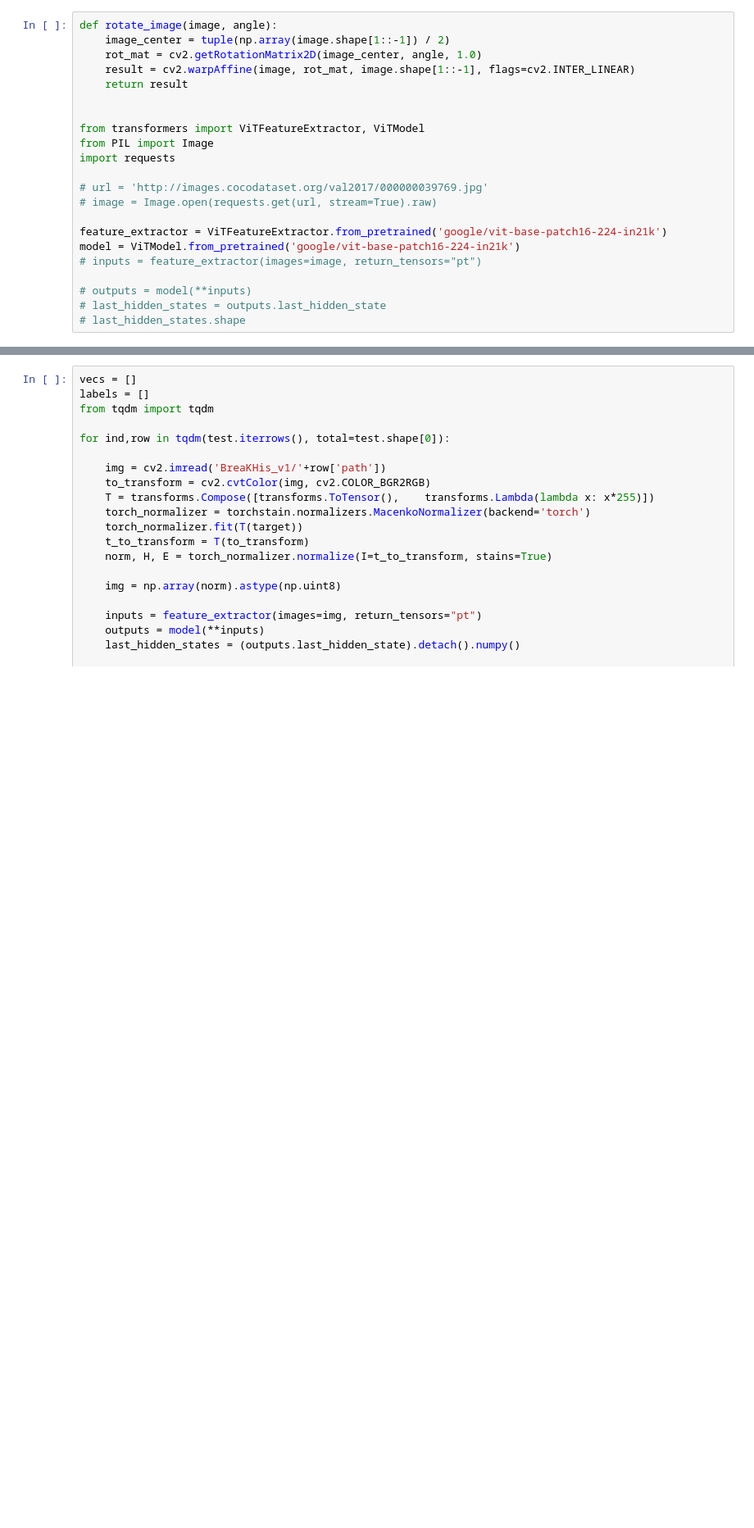
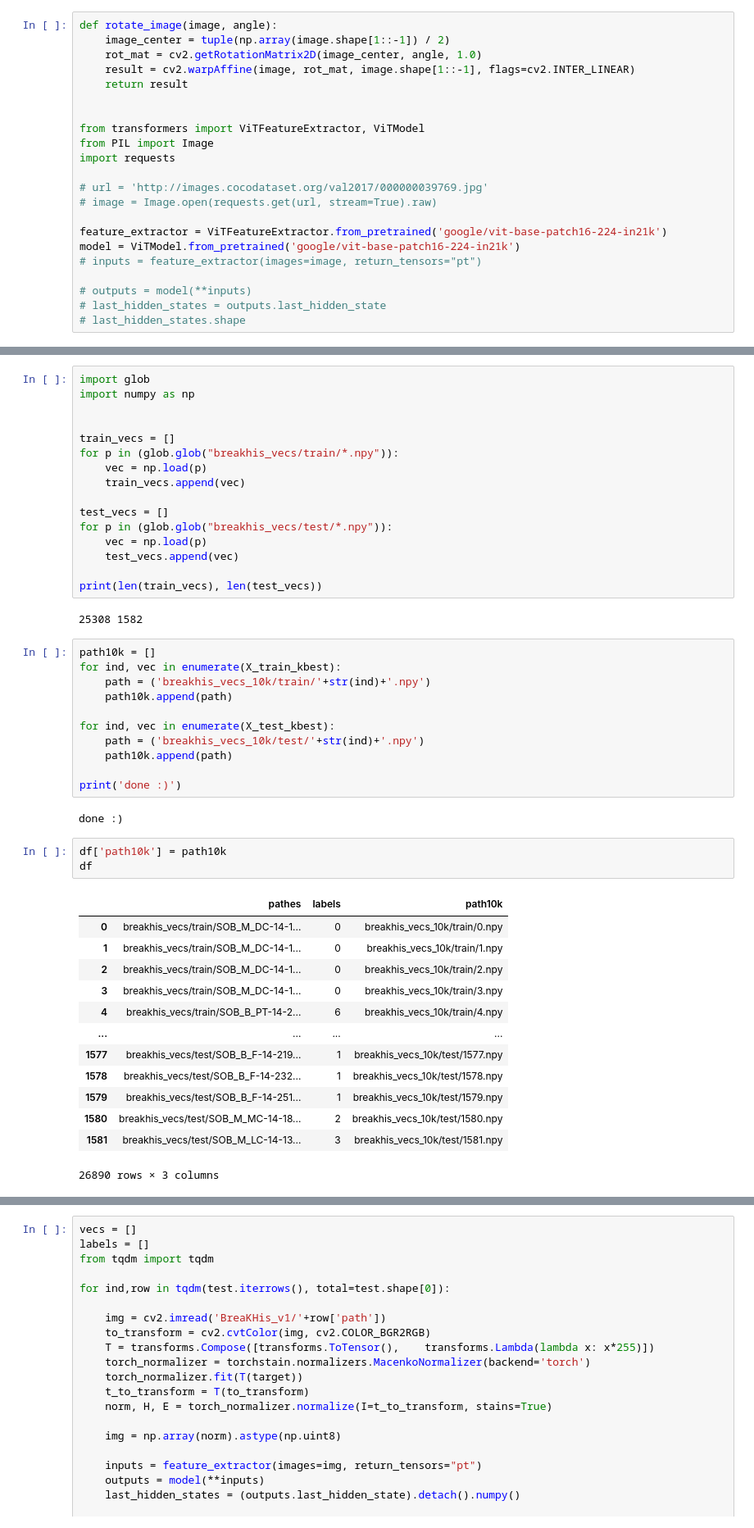
Before and after one commit to mseslami/breast-cancer-detection, a Jupyter notebook: breakhis.ipynb, the cells around one changed output, grey strips where cells are left out. Shown at 82% size. Cells and saved outputs as stored; diff of their text form; blank space fills up the shorter version.

```diff
--- a/breakhis.ipynb
+++ b/breakhis.ipynb
@@ -1920,0 +2309,48 @@ X = torch.linalg.lstsq(A, B).solution (Triggered internally at  C:\actions-runne
+# %%
+import glob
+import numpy as np
+
+
+train_vecs = []
+for p in (glob.glob("breakhis_vecs/train/*.npy")):
+    vec = np.load(p)
+    train_vecs.append(vec)
+
+test_vecs = []
+for p in (glob.glob("breakhis_vecs/test/*.npy")):
+    vec = np.load(p)
+    test_vecs.append(vec)
+
+print(len(train_vecs), len(test_vecs))
+# %% [output]
+25308 1582
+# %%
+path10k = []
+for ind, vec in enumerate(X_train_kbest):
+    path = ('breakhis_vecs_10k/train/'+str(ind)+'.npy')
+    path10k.append(path)
+
+for ind, vec in enumerate(X_test_kbest):
+    path = ('breakhis_vecs_10k/test/'+str(ind)+'.npy')
+    path10k.append(path)
+
+print('done :)')
+# %% [output]
+done :)
+# %%
+df['path10k'] = path10k
+df
+# %% [output]
+|  | pathes | labels | path10k |
+| 0 | breakhis_vecs/train/SOB_M_DC-14-1... | 0 | breakhis_vecs_10k/train/0.npy |
+| 1 | breakhis_vecs/train/SOB_M_DC-14-1... | 0 | breakhis_vecs_10k/train/1.npy |
+| 2 | breakhis_vecs/train/SOB_M_DC-14-1... | 0 | breakhis_vecs_10k/train/2.npy |
+| 3 | breakhis_vecs/train/SOB_M_DC-14-1... | 0 | breakhis_vecs_10k/train/3.npy |
+| 4 | breakhis_vecs/train/SOB_B_PT-14-2... | 6 | breakhis_vecs_10k/train/4.npy |
+| ... | ... | ... | ... |
+| 1577 | breakhis_vecs/test/SOB_B_F-14-219... | 1 | breakhis_vecs_10k/test/1577.npy |
+| 1578 | breakhis_vecs/test/SOB_B_F-14-232... | 1 | breakhis_vecs_10k/test/1578.npy |
+| 1579 | breakhis_vecs/test/SOB_B_F-14-251... | 1 | breakhis_vecs_10k/test/1579.npy |
+| 1580 | breakhis_vecs/test/SOB_M_MC-14-18... | 2 | breakhis_vecs_10k/test/1580.npy |
+| 1581 | breakhis_vecs/test/SOB_M_LC-14-13... | 3 | breakhis_vecs_10k/test/1581.npy |
+26890 rows × 3 columns
```
Also changed, not shown: parts of 38 cells of this notebook, 2 other files.
